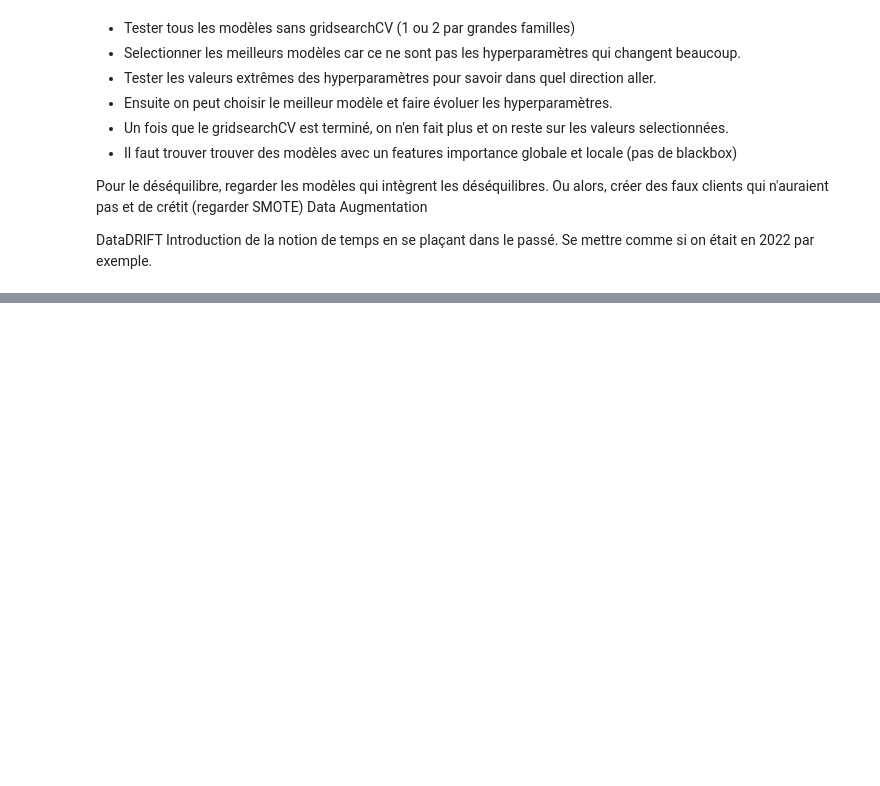
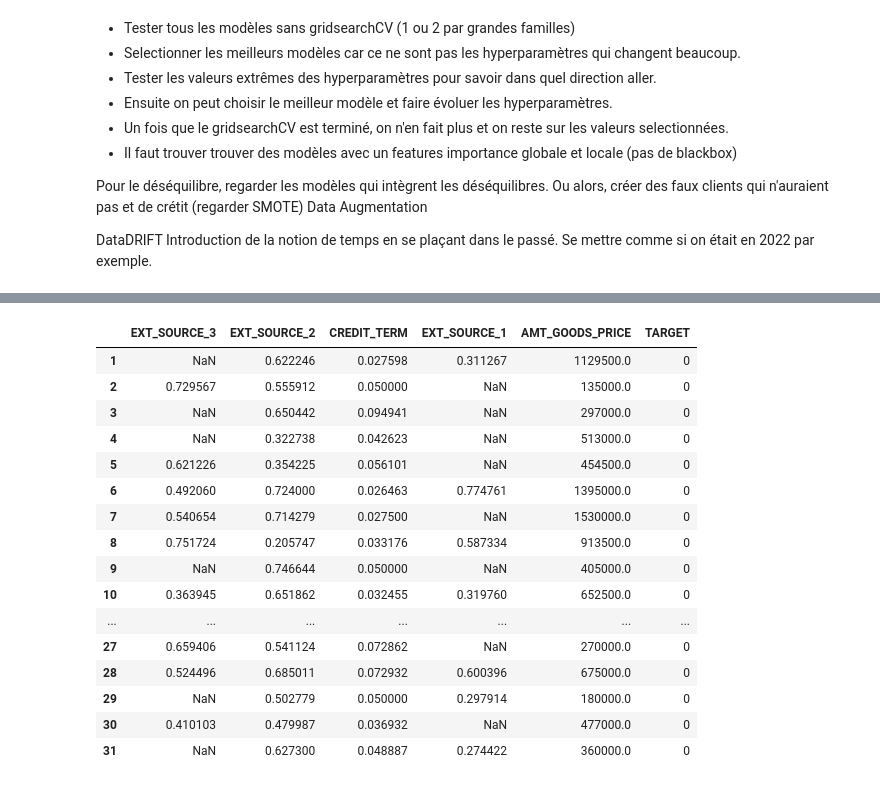
Before and after one commit to SebastienMorichon/DS-PROJET-07, a Jupyter notebook: Livrable.ipynb, the cells around one changed output, grey strips where cells are left out. Saved outputs shown, nothing was run; the diff lists cells and outputs as text; code cells hidden in the pictures; blank space fills up the shorter version.

```diff
--- a/Livrable.ipynb
+++ b/Livrable.ipynb
@@ -278,0 +461,20 @@ And if memory is not enough, you can set `force_col_wise=true`.
+# %%
+app_train[["EXT_SOURCE_3","EXT_SOURCE_2","CREDIT_TERM","EXT_SOURCE_1","AMT_GOODS_PRICE","TARGET"]].loc[app_train["TARGET"]==0].head(30)
+# %% [output]
+|  | EXT_SOURCE_3 | EXT_SOURCE_2 | CREDIT_TERM | EXT_SOURCE_1 | AMT_GOODS_PRICE | TARGET |
+| 1 | NaN | 0.622246 | 0.027598 | 0.311267 | 1129500.0 | 0 |
+| 2 | 0.729567 | 0.555912 | 0.050000 | NaN | 135000.0 | 0 |
+| 3 | NaN | 0.650442 | 0.094941 | NaN | 297000.0 | 0 |
+| 4 | NaN | 0.322738 | 0.042623 | NaN | 513000.0 | 0 |
+| 5 | 0.621226 | 0.354225 | 0.056101 | NaN | 454500.0 | 0 |
+| 6 | 0.492060 | 0.724000 | 0.026463 | 0.774761 | 1395000.0 | 0 |
+| 7 | 0.540654 | 0.714279 | 0.027500 | NaN | 1530000.0 | 0 |
+| 8 | 0.751724 | 0.205747 | 0.033176 | 0.587334 | 913500.0 | 0 |
+| 9 | NaN | 0.746644 | 0.050000 | NaN | 405000.0 | 0 |
+| 10 | 0.363945 | 0.651862 | 0.032455 | 0.319760 | 652500.0 | 0 |
+| ... | ... | ... | ... | ... | ... | ... |
+| 27 | 0.659406 | 0.541124 | 0.072862 | NaN | 270000.0 | 0 |
+| 28 | 0.524496 | 0.685011 | 0.072932 | 0.600396 | 675000.0 | 0 |
+| 29 | NaN | 0.502779 | 0.050000 | 0.297914 | 180000.0 | 0 |
+| 30 | 0.410103 | 0.479987 | 0.036932 | NaN | 477000.0 | 0 |
+| 31 | NaN | 0.627300 | 0.048887 | 0.274422 | 360000.0 | 0 |
```
Also changed, not shown: parts of 28 cells of this notebook, 8 other files.
